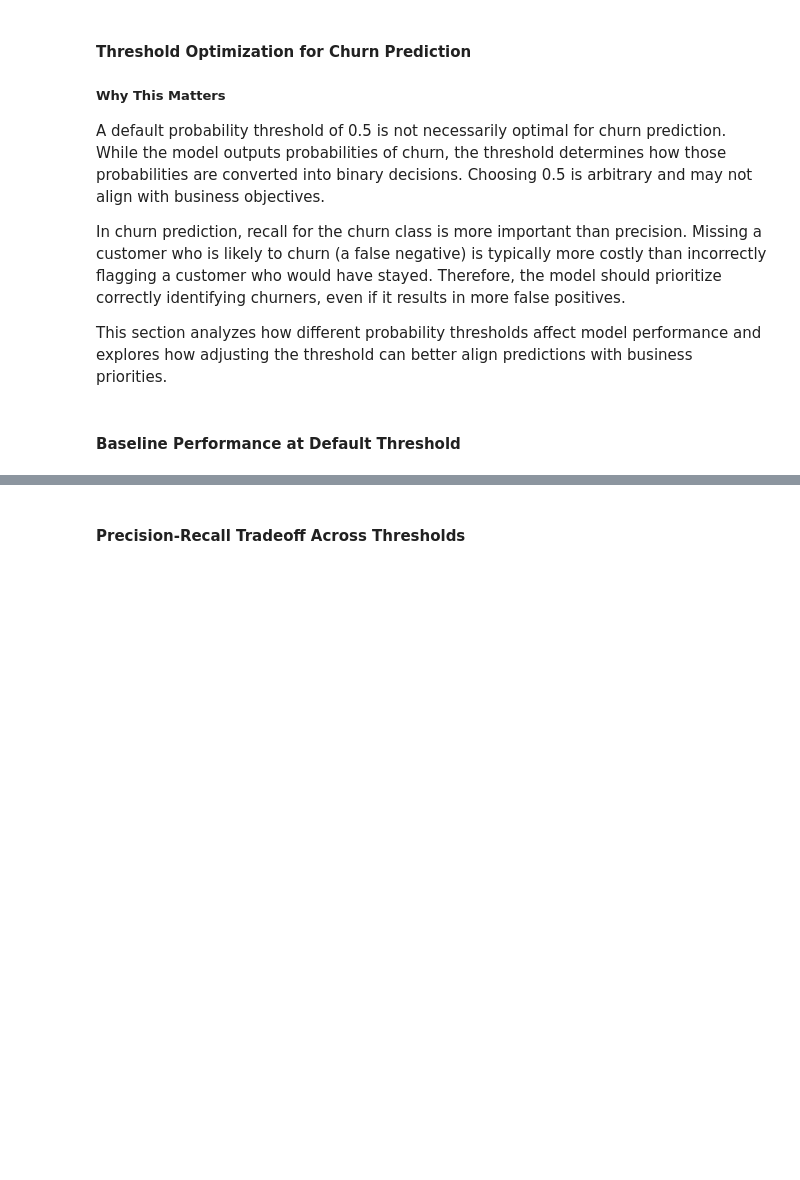
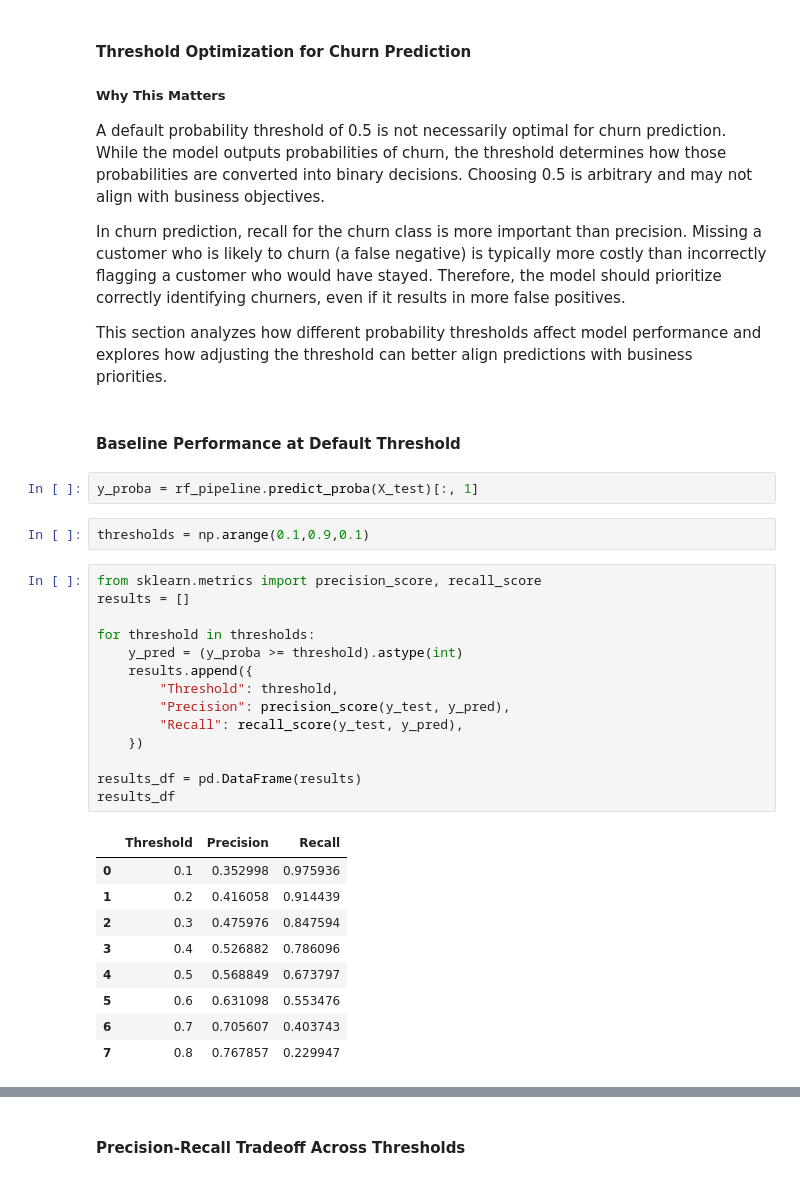
Before and after one commit to AvanishRawat/ml-churn-prediction, a Jupyter notebook: notebooks/02_preprocessing_and_baselines.ipynb, the cells around one changed output, grey strips where cells are left out. Drawn from its saved outputs; the diff is of its cells as text; blank space fills up the shorter version.

```diff
--- a/notebooks/02_preprocessing_and_baselines.ipynb
+++ b/notebooks/02_preprocessing_and_baselines.ipynb
@@ -345,3 +345,31 @@ In churn prediction, recall for the churn class is more important than precision
 This section analyzes how different probability thresholds affect model performance and explores how adjusting the threshold can better align predictions with business priorities.
 # %% [markdown]
 #### Baseline Performance at Default Threshold
+# %%
+y_proba = rf_pipeline.predict_proba(X_test)[:, 1]
+# %%
+thresholds = np.arange(0.1,0.9,0.1)
+# %%
+from sklearn.metrics import precision_score, recall_score
+results = []
+
+for threshold in thresholds:
+    y_pred = (y_proba >= threshold).astype(int)
+    results.append({
+        "Threshold": threshold,
+        "Precision": precision_score(y_test, y_pred),
+        "Recall": recall_score(y_test, y_pred),
+    })
+
+results_df = pd.DataFrame(results)
+results_df
+# %% [output]
+|  | Threshold | Precision | Recall |
+| 0 | 0.1 | 0.352998 | 0.975936 |
+| 1 | 0.2 | 0.416058 | 0.914439 |
+| 2 | 0.3 | 0.475976 | 0.847594 |
+| 3 | 0.4 | 0.526882 | 0.786096 |
+| 4 | 0.5 | 0.568849 | 0.673797 |
+| 5 | 0.6 | 0.631098 | 0.553476 |
+| 6 | 0.7 | 0.705607 | 0.403743 |
+| 7 | 0.8 | 0.767857 | 0.229947 |
```
Also changed, not shown: parts of 1 cell of this notebook.
